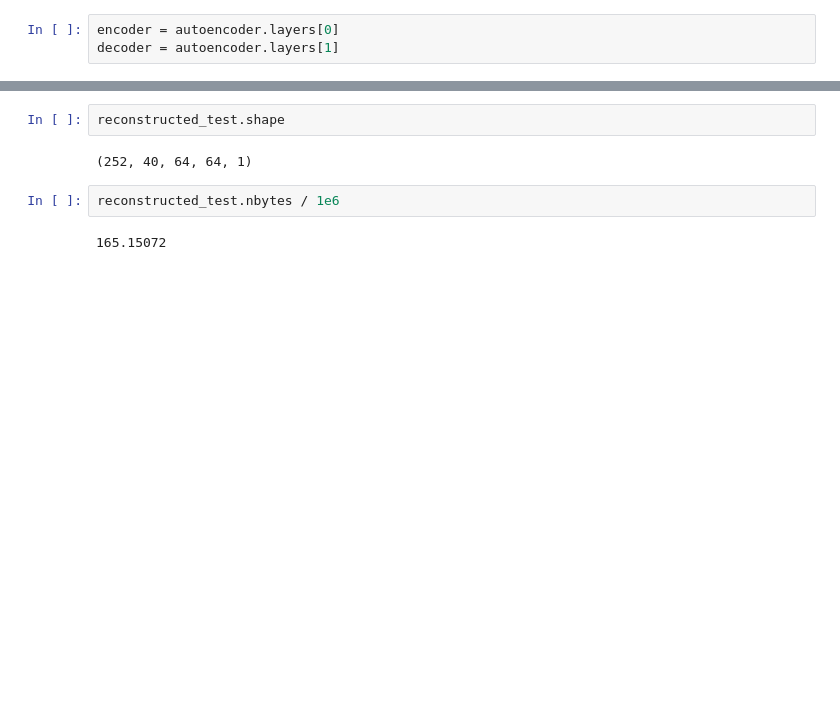
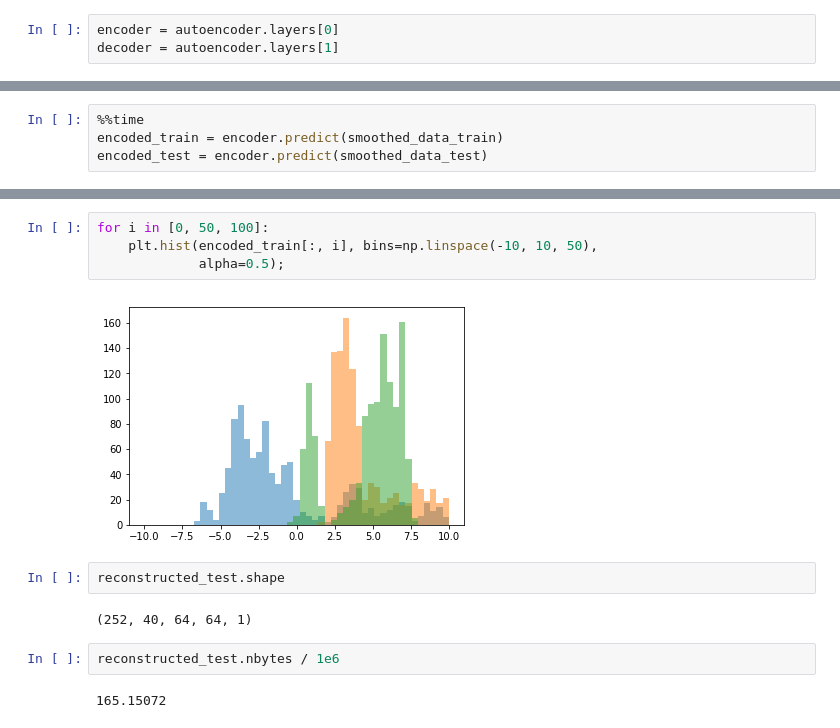
Before and after one commit to ogrisel/notebooks, a Jupyter notebook: fmri_vae/fmri_autoencoder.ipynb, the cells around one changed output, grey strips where cells are left out. Saved outputs shown, nothing was run; the diff lists cells and outputs as text; blank space fills up the shorter version.

```diff
--- a/fmri_vae/fmri_autoencoder.ipynb
+++ b/fmri_vae/fmri_autoencoder.ipynb
@@ -148,0 +152,4 @@ Wall time: 14.7 s
+# %%
+%%time
+encoded_train = encoder.predict(smoothed_data_train)
+encoded_test = encoder.predict(smoothed_data_test)
@@ -149,3 +159,9 @@ Wall time: 14.7 s
+# %%
+for i in [0, 50, 100]:
+    plt.hist(encoded_train[:, i], bins=np.linspace(-10, 10, 50),
+             alpha=0.5);
+# %% [output]
+[figure, added]
 # %%
 reconstructed_test.shape
 # %% [output]
```
Also changed, not shown: parts of 18 cells of this notebook, 1 other file.
